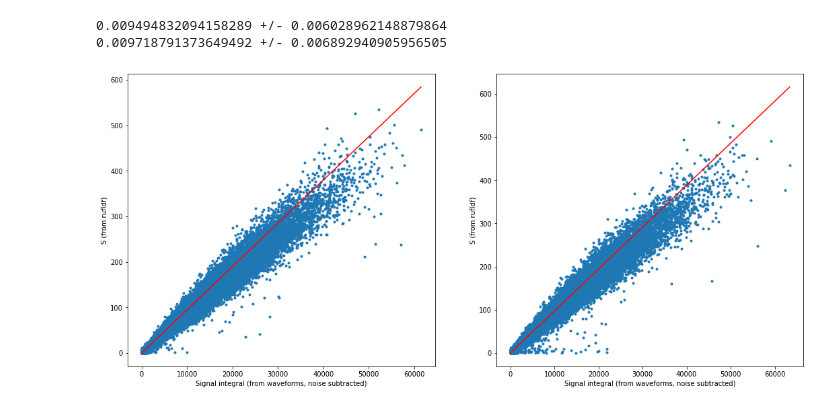
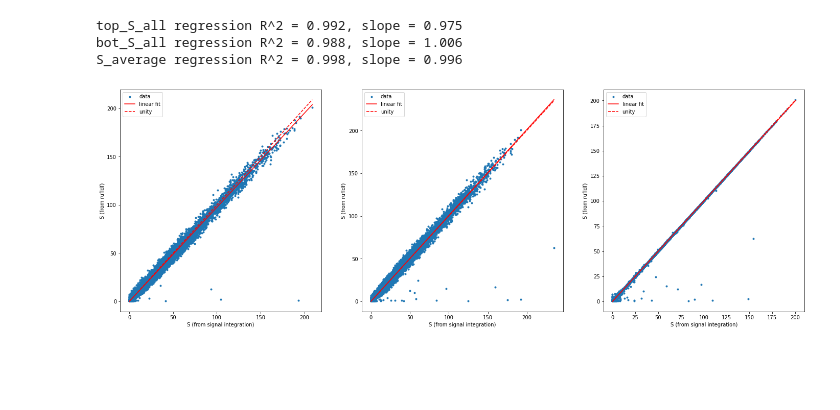
Before and after one commit to nj-vs-vh/ta-muon-puzzle, a Jupyter notebook: notebooks/data-exploration.ipynb, the cells around one changed output. Drawn from its saved outputs; the diff is of its cells as text; code cells hidden in the pictures; blank space fills up the shorter version.

Commit message:
new data processed, demo model trained

```diff
--- a/notebooks/data-exploration.ipynb
+++ b/notebooks/data-exploration.ipynb
@@ -32,26 +32,35 @@ y.describe()
 # %%
-fig, axes = plt.subplots(figsize=(18, 8), ncols=2)
+from sklearn.linear_model import LinearRegression
+
+fig, axes = plt.subplots(figsize=(24, 8), ncols=3)
 
 y_reg = X["S"].to_numpy()
 
-for ax, param_name in zip(axes, ["top_integral_all", "bot_integral_all"]):
-    x_reg = y[param_name].to_numpy()
-    ax.scatter(x_reg, y_reg, marker=".")
 
-    mask = x_reg > 0
-    slope_sample = y_reg[mask] / x_reg[mask]
-    slope_mean = slope_sample.mean()
-    slope_std = slope_sample.std()
-    print(f"{slope_mean} +/- {slope_std}")
+
+for ax, param_name, data_override in zip(
+    axes,
+    ["top_S_all", "bot_S_all", "S_average"],
+    [None, None, 0.5 * (y["top_S_all"].to_numpy() + y["bot_S_all"].to_numpy())]
+):
+    x_reg = data_override if data_override is not None else y[param_name].to_numpy()
+    ax.scatter(x_reg, y_reg, marker=".", label="data")
+
+    regression = LinearRegression(fit_intercept=False)
+    regression.fit(x_reg.reshape(-1, 1), y_reg)
+    slope = regression.coef_[0]
+    print(f"{param_name} regression R^2 = {regression.score(x_reg.reshape(-1, 1), y_reg):.3f}, slope = {slope:.3f}")
+
     x_line_plot = np.array([x_reg.min(), x_reg.max()])
-    ax.plot(x_line_plot, slope_mean * x_line_plot, color="red", label="linear fit")
-    # ax.plot(x_line_plot, (slope_mean + slope_std) * x_line_plot, color="red", linestyle="--")
-    # ax.plot(x_line_plot, (slope_mean - slope_std) * x_line_plot, color="red", linestyle="--")
+    ax.plot(x_line_plot, regression.predict(x_line_plot.reshape(-1, 1)), color="red", label="linear fit")
+    ax.plot(x_line_plot, x_line_plot, color="red", label="unity", linestyle="--")
 
+    ax.legend()
     ax.set_ylabel("S (from rufldf)")
-    ax.set_xlabel("Signal integral (from waveforms, noise subtracted)")
+    ax.set_xlabel("S (from signal integration)")
 plt.show()
 # %% [output]
-0.009494832094158289 +/- 0.006028962148879864
-0.009718791373649492 +/- 0.006892940905956505
+top_S_all regression R^2 = 0.992, slope = 0.975
+bot_S_all regression R^2 = 0.988, slope = 1.006
+S_average regression R^2 = 0.998, slope = 0.996
-[figure, old version]
+[figure, new version]
```
Also changed, not shown: parts of 2 cells of this notebook, 7 other files.
